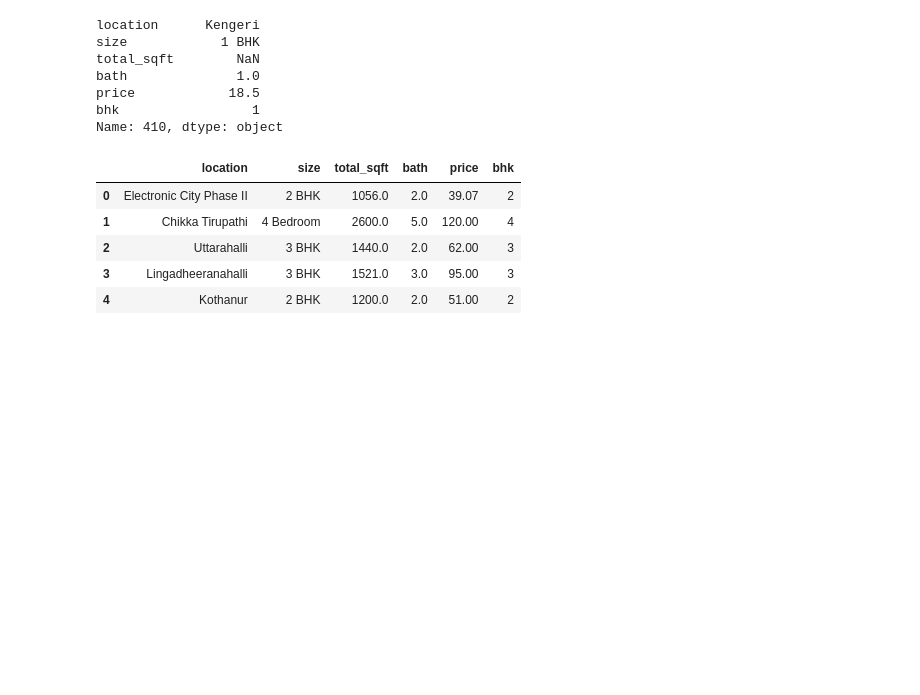
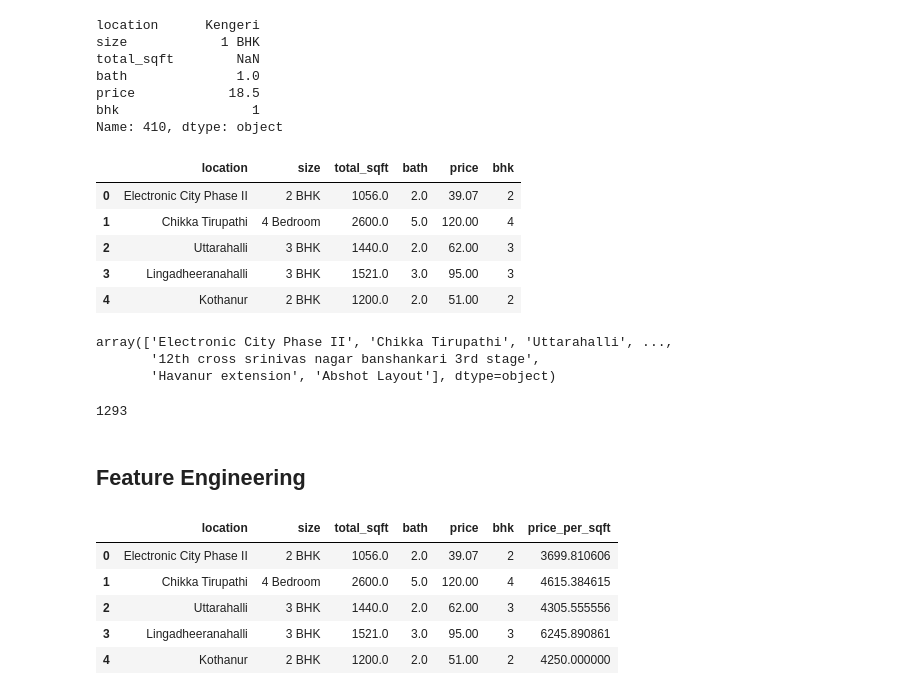
Before and after one commit to anantsinha/housing_price_prediction, a Jupyter notebook: housing_price_prediction.ipynb, the cells around one changed output. Cells and saved outputs as stored; diff of their text form; code cells hidden in the pictures; blank space fills up the shorter version.

```diff
--- a/housing_price_prediction.ipynb
+++ b/housing_price_prediction.ipynb
@@ -169,6 +168,8 @@ def convertToFloat (x):
         return float(x)
     except:
         return None
+# %%
+housing_prices['location'] = housing_prices['location'].apply(lambda x: x.strip())
 # %%
 # Since there are just 46 rows with different units, we can ignore these values
 housing_prices['total_sqft'] = housing_prices['total_sqft'].apply(convertToFloat)
@@ -191,3 +192,17 @@ housing_prices.head()
 | 2 | Uttarahalli | 3 BHK | 1440.0 | 2.0 | 62.00 | 3 |
 | 3 | Lingadheeranahalli | 3 BHK | 1521.0 | 3.0 | 95.00 | 3 |
 | 4 | Kothanur | 2 BHK | 1200.0 | 2.0 | 51.00 | 2 |
+# %%
+# observe list of unique locations
+housing_prices['location'].unique()
+# %% [output]
+array(['Electronic City Phase II', 'Chikka Tirupathi', 'Uttarahalli', ...,
+       '12th cross srinivas nagar banshankari 3rd stage',
+       'Havanur extension', 'Abshot Layout'], dtype=object)
+# %%
+# find total number of locations
+len(housing_prices['location'].unique())
+# %% [output]
+1293
+# %% [markdown]
+## Feature Engineering
@@ -193,0 +211,9 @@ housing_prices.head()
+# %%
+housing_prices.head()
+# %% [output]
+|  | location | size | total_sqft | bath | price | bhk | price_per_sqft |
+| 0 | Electronic City Phase II | 2 BHK | 1056.0 | 2.0 | 39.07 | 2 | 3699.810606 |
+| 1 | Chikka Tirupathi | 4 Bedroom | 2600.0 | 5.0 | 120.00 | 4 | 4615.384615 |
+| 2 | Uttarahalli | 3 BHK | 1440.0 | 2.0 | 62.00 | 3 | 4305.555556 |
+| 3 | Lingadheeranahalli | 3 BHK | 1521.0 | 3.0 | 95.00 | 3 | 6245.890861 |
+| 4 | Kothanur | 2 BHK | 1200.0 | 2.0 | 51.00 | 2 | 4250.000000 |
```
Also changed, not shown: parts of 11 cells of this notebook.
